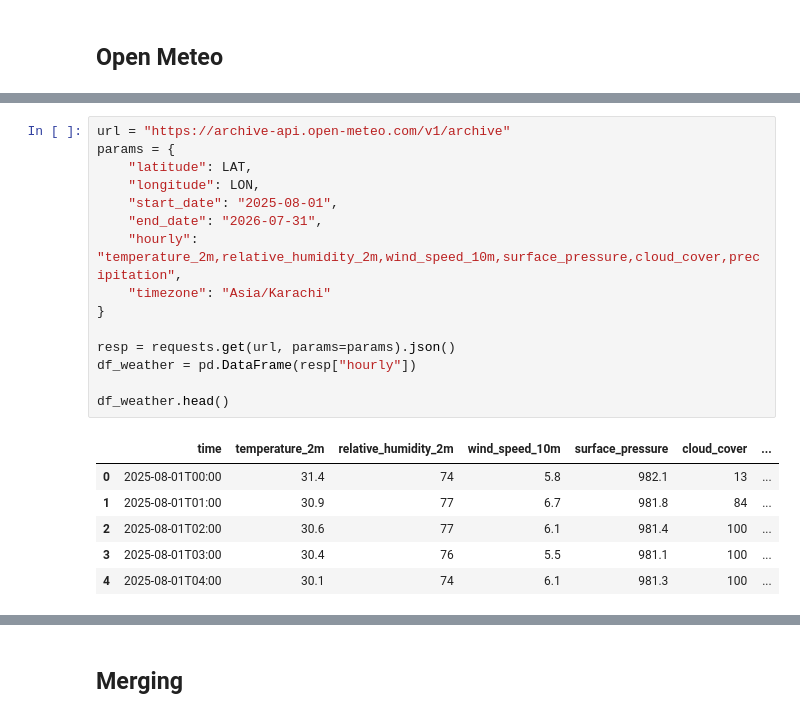
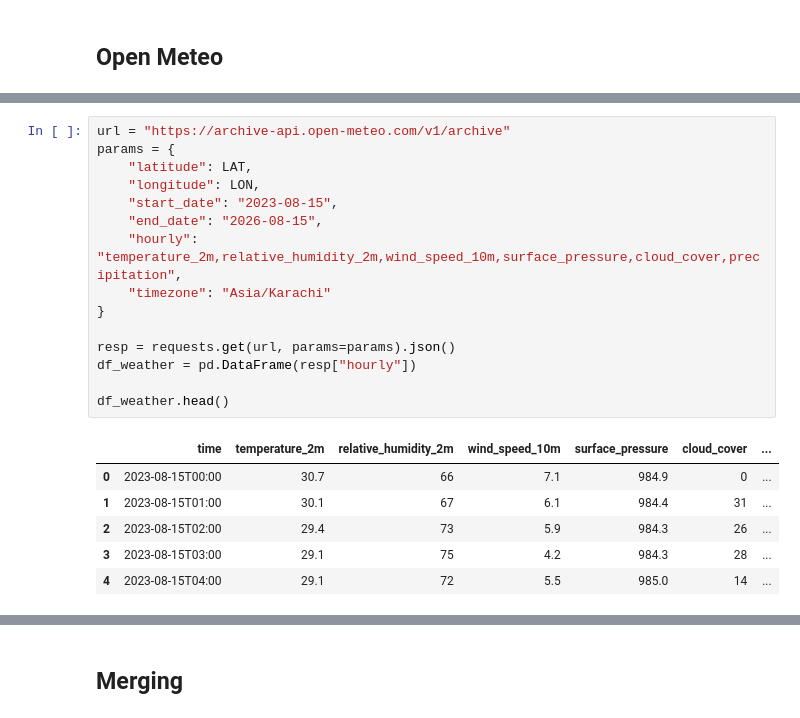
Before and after one commit to DawoodAhmadAnalyst/10Pearls-AQI-Predictor, a Jupyter notebook: Notebooks/1-EDA.ipynb, the cells around one changed output, grey strips where cells are left out. Saved outputs shown, nothing was run; the diff lists cells and outputs as text.

```diff
--- a/Notebooks/1-EDA.ipynb
+++ b/Notebooks/1-EDA.ipynb
@@ -71,25 +71,25 @@ print(resp)
 # %%
 url = "https://archive-api.open-meteo.com/v1/archive"
 params = {
     "latitude": LAT,
     "longitude": LON,
-    "start_date": "2025-08-01",
-    "end_date": "2026-07-31",
+    "start_date": "2023-08-15",
+    "end_date": "2026-08-15",
     "hourly": "temperature_2m,relative_humidity_2m,wind_speed_10m,surface_pressure,cloud_cover,precipitation",
     "timezone": "Asia/Karachi"
 }
 
 resp = requests.get(url, params=params).json()
 df_weather = pd.DataFrame(resp["hourly"])
 
 df_weather.head()
 # %% [output]
 |  | time | temperature_2m | relative_humidity_2m | wind_speed_10m | surface_pressure | cloud_cover | ... |
-| 0 | 2025-08-01T00:00 | 31.4 | 74 | 5.8 | 982.1 | 13 | ... |
-| 1 | 2025-08-01T01:00 | 30.9 | 77 | 6.7 | 981.8 | 84 | ... |
-| 2 | 2025-08-01T02:00 | 30.6 | 77 | 6.1 | 981.4 | 100 | ... |
-| 3 | 2025-08-01T03:00 | 30.4 | 76 | 5.5 | 981.1 | 100 | ... |
-| 4 | 2025-08-01T04:00 | 30.1 | 74 | 6.1 | 981.3 | 100 | ... |
+| 0 | 2023-08-15T00:00 | 30.7 | 66 | 7.1 | 984.9 | 0 | ... |
+| 1 | 2023-08-15T01:00 | 30.1 | 67 | 6.1 | 984.4 | 31 | ... |
+| 2 | 2023-08-15T02:00 | 29.4 | 73 | 5.9 | 984.3 | 26 | ... |
+| 3 | 2023-08-15T03:00 | 29.1 | 75 | 4.2 | 984.3 | 28 | ... |
+| 4 | 2023-08-15T04:00 | 29.1 | 72 | 5.5 | 985.0 | 14 | ... |
 # %%
 url = "https://air-quality-api.open-meteo.com/v1/air-quality"
 params = {
```
Also changed, not shown: parts of 15 cells of this notebook, 8 other files.
